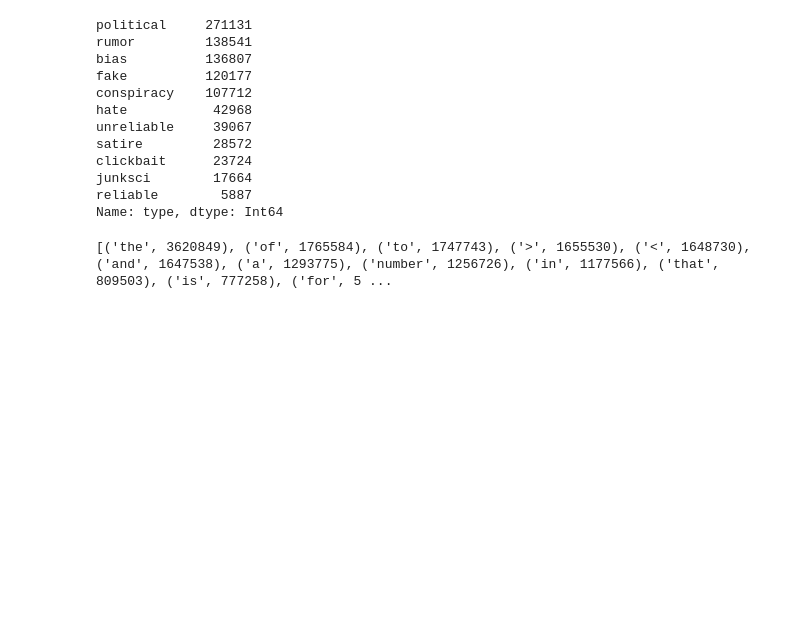
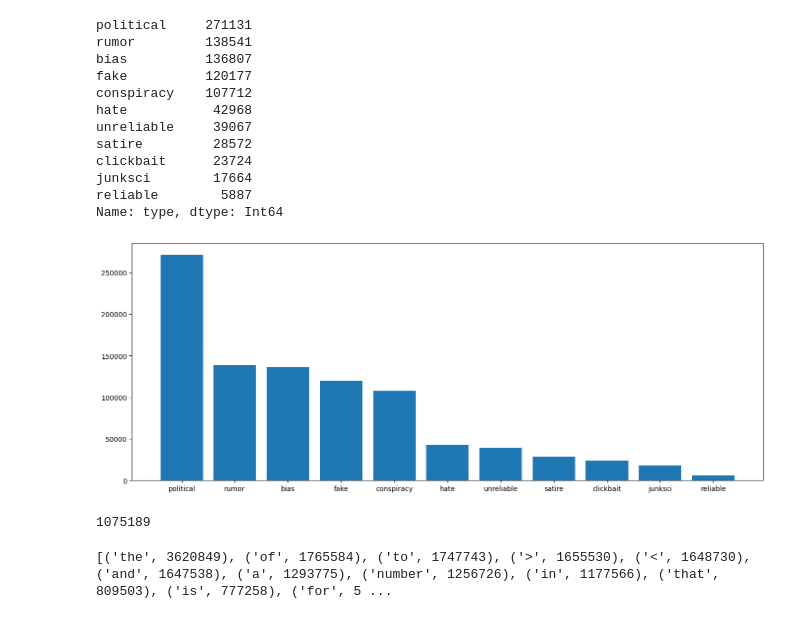
Before and after one commit to nevis3/Fake-News, a Jupyter notebook: Svenne.ipynb, the cells around one changed output. Cells and saved outputs as stored; diff of their text form; code cells hidden in the pictures; blank space fills up the shorter version.

Commit message:
added diagram

```diff
--- a/Svenne.ipynb
+++ b/Svenne.ipynb
@@ -206,6 +204,7 @@ not precise, because some placeholders are directly next to each other, therefor
 # %%
 df = pd.read_csv('content_type_data.csv', encoding='utf8', dtype={'content':'string', 'type':'string'})
-print(df['type'].value_counts())
+type_list = df['type'].value_counts(dropna=True)
+print(type_list)
 # %% [output]
 political     271131
 rumor         138541
@@ -219,6 +218,23 @@ clickbait      23724
 junksci        17664
 reliable        5887
 Name: type, dtype: Int64
+# %%
+d = dict(type_list)
+
+name_list = list(d.keys())
+name_values = list(d.values())
+
+fig = plt.figure()
+ax = fig.add_axes([0,0,2,1])
+ax.bar(list(name_list), list(name_values))
+plt.show()
+# %% [output]
+[figure, added]
+# %%
+df = pd.read_csv('cleaned_stemmed.csv', encoding='utf8', dtype={'content':'string', 'type':'string'})
+print(len(df.index))
+# %% [output]
+1075189
 # %%
 #before stop and stem
 data_size = 100000
```
Also changed, not shown: parts of 1 cell of this notebook.
